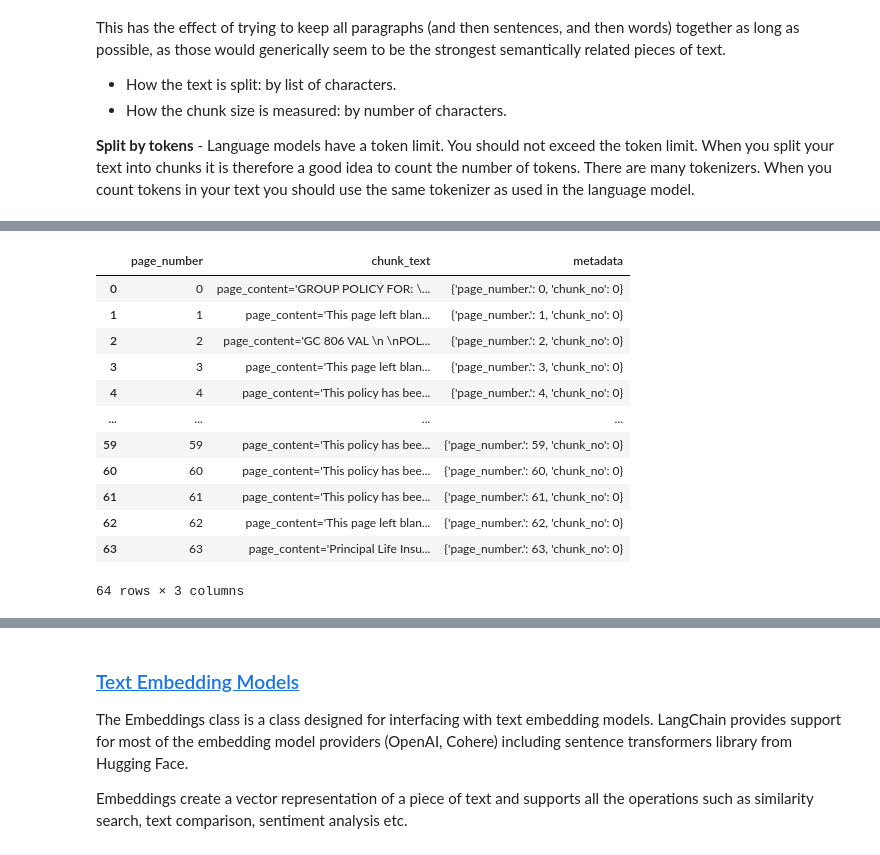
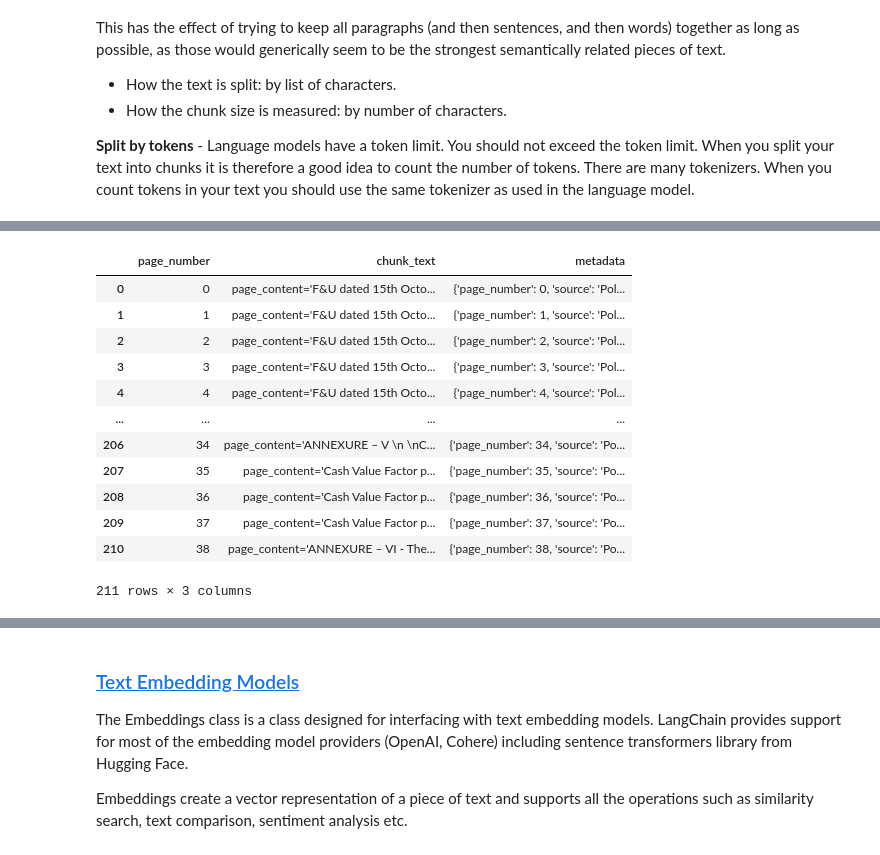
Before and after one commit to Gyan1494/semantic-spotter-project-1, a Jupyter notebook: semantic-spotter-langchain-notebook.ipynb, the cells around one changed output, grey strips where cells are left out. Cells and saved outputs as stored; diff of their text form; code cells hidden in the pictures.

```diff
--- a/semantic-spotter-langchain-notebook.ipynb
+++ b/semantic-spotter-langchain-notebook.ipynb
@@ -166,12 +185,13 @@ import pandas as pd
 
 data = []
 for doc in documents:
-    # Extract page number and text content
+    # Extract page number, source and text content
     page_number = doc.metadata['page']
+    source = doc.metadata['source']
     text_content = doc.page_content
 
     # Add the page number and text as a tuple to the data list
-    data.append({"page_number": page_number, "text_content": text_content})
+    data.append({"source": source, "page_number": page_number, "text_content": text_content})
 
 df = pd.DataFrame(data)
 df
@@ -192,5 +212,5 @@ df
 # %%
 # Store the metadata for each page in a separate column, now we can consider the Page_No is the metadata
-df['metadata'] = df.apply(lambda x: {'page_number.': x['page_number']}, axis=1)
-df
+df['metadata'] = df.apply(lambda x: {'page_number': x['page_number'], 'source': x['source']}, axis=1)
+df.head(10)
 # %% [output]
@@ -209,0 +228,3 @@ df
+# %%
+source_page_df = df[['source', 'page_number']]
+source_page_df
@@ -268,50 +270,50 @@ from langchain.schema import Document
 # Initialize the CharacterTextSplitter (customize chunk size and overlap as needed)
 text_splitter = CharacterTextSplitter(chunk_size=500)
 
-def process_page(page_no):
-    page = df[df.page_number == page_no].text_content.values[0]
-    metadata = df[df.page_number == page_no].metadata.values[0]
+def process_page(source, page_number):
+    page_content = df[(df.source == source) & (df.page_number == page_number)].text_content.values[0]
+    metadata = df[(df.source == source) & (df.page_number == page_number)].metadata.values[0]
 
-    if page is not None:
-        document = Document(page_content=page, metadata=metadata)
+    if page_content is not None:
+        document = Document(page_content=page_content, metadata=metadata)
         text_chunks = text_splitter.split_documents([document])
 
         # Creating a DataFrame to store the chunks, page title and page metadata
         new_df = {'page_number': [], 'chunk_text': [], 'metadata': []}
 
         for index, chunk in enumerate(text_chunks):
-            new_df['page_number'].append(page_no)
+            new_df['page_number'].append(str(page_number))
             new_df['chunk_text'].append(chunk)
-
-            # adding chunk no as part of metadata
-            metadata['chunk_no'] = index
             new_df['metadata'].append(metadata)
-
         return pd.DataFrame(new_df)
 # %%
 # creating a dataframe after calling process
 all_dfs = []
-for page_no in page_nos:
-    processed_df = process_page(page_no)
+for index, row in source_page_df.iterrows():
+
+    source = row['source']
+    page_no = row['page_number']
+    processed_df = process_page(source, page_no)
+
     if processed_df is not None:
         all_dfs.append(processed_df)
 
 fixed_chunk_df = pd.concat(all_dfs, ignore_index=True)
 fixed_chunk_df
 # %% [output]
 |  | page_number | chunk_text | metadata |
-| 0 | 0 | page_content='GROUP POLICY FOR: \... | {'page_number.': 0, 'chunk_no': 0} |
-| 1 | 1 | page_content='This page left blan... | {'page_number.': 1, 'chunk_no': 0} |
-| 2 | 2 | page_content='GC 806 VAL \n \nPOL... | {'page_number.': 2, 'chunk_no': 0} |
-| 3 | 3 | page_content='This page left blan... | {'page_number.': 3, 'chunk_no': 0} |
-| 4 | 4 | page_content='This policy has bee... | {'page_number.': 4, 'chunk_no': 0} |
+| 0 | 0 | page_content='F&U dated 15th Octo... | {'page_number': 0, 'source': 'Pol... |
+| 1 | 1 | page_content='F&U dated 15th Octo... | {'page_number': 1, 'source': 'Pol... |
+| 2 | 2 | page_content='F&U dated 15th Octo... | {'page_number': 2, 'source': 'Pol... |
+| 3 | 3 | page_content='F&U dated 15th Octo... | {'page_number': 3, 'source': 'Pol... |
+| 4 | 4 | page_content='F&U dated 15th Octo... | {'page_number': 4, 'source': 'Pol... |
 | ... | ... | ... | ... |
-| 59 | 59 | page_content='This policy has bee... | {'page_number.': 59, 'chunk_no': 0} |
-| 60 | 60 | page_content='This policy has bee... | {'page_number.': 60, 'chunk_no': 0} |
-| 61 | 61 | page_content='This policy has bee... | {'page_number.': 61, 'chunk_no': 0} |
-| 62 | 62 | page_content='This page left blan... | {'page_number.': 62, 'chunk_no': 0} |
-| 63 | 63 | page_content='Principal Life Insu... | {'page_number.': 63, 'chunk_no': 0} |
+| 206 | 34 | page_content='ANNEXURE – V \n \nC... | {'page_number': 34, 'source': 'Po... |
+| 207 | 35 | page_content='Cash Value Factor p... | {'page_number': 35, 'source': 'Po... |
+| 208 | 36 | page_content='Cash Value Factor p... | {'page_number': 36, 'source': 'Po... |
+| 209 | 37 | page_content='Cash Value Factor p... | {'page_number': 37, 'source': 'Po... |
+| 210 | 38 | page_content='ANNEXURE – VI - The... | {'page_number': 38, 'source': 'Po... |
-64 rows × 3 columns
+211 rows × 3 columns
 # %%
 rec_split_texts = fixed_chunk_df.chunk_text
 rec_split_texts
```
Also changed, not shown: parts of 15 cells of this notebook, 8 other files.
